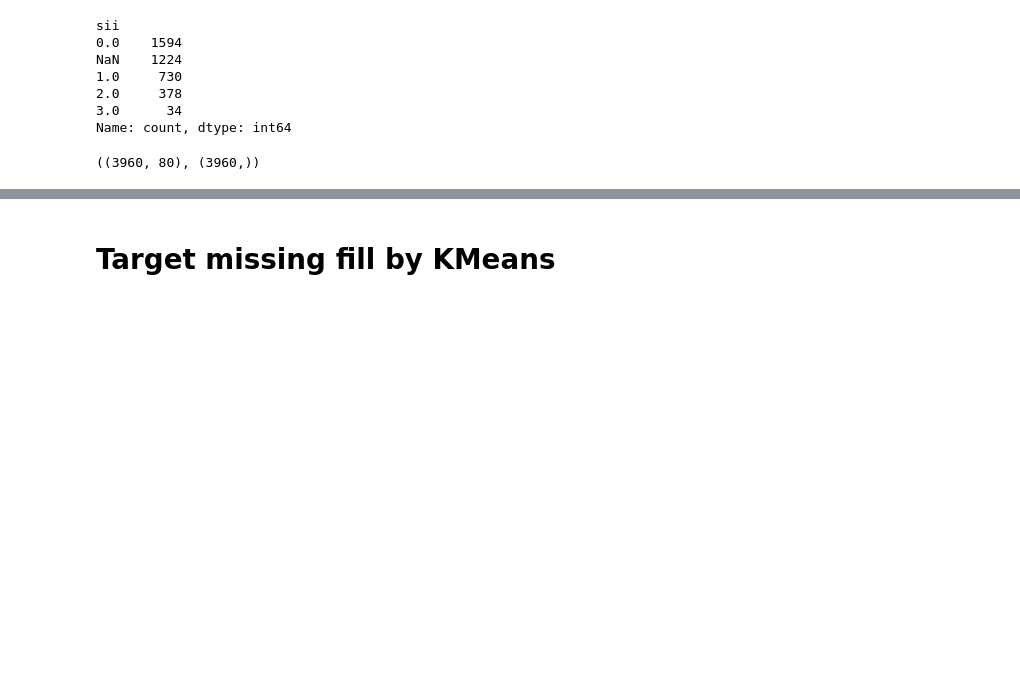
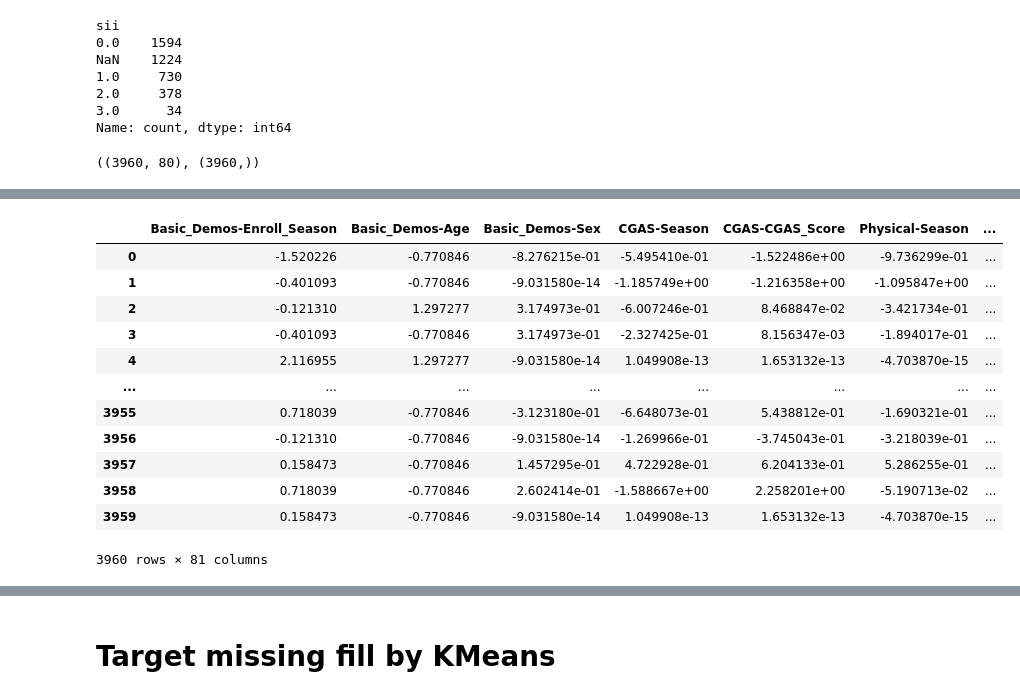
Before and after one commit to lusm554/kaggle_competitions, a Jupyter notebook: problematic-internet-use/fill_missing_target.ipynb, the cells around one changed output, grey strips where cells are left out. Drawn from its saved outputs; the diff is of its cells as text; code cells hidden in the pictures; blank space fills up the shorter version.

```diff
--- a/problematic-internet-use/fill_missing_target.ipynb
+++ b/problematic-internet-use/fill_missing_target.ipynb
@@ -61,0 +64,20 @@ num_cols = X.select_dtypes(include='number').columns.tolist()
+# %%
+numeric_transormer = Pipeline(steps=[
+    ('imputer', SimpleImputer(strategy='mean')),
+    # ('imputer', SimpleImputer(strategy='constant', fill_value=-999)),
+])
+category_transormer = Pipeline(steps=[
+    ('imputer', SimpleImputer(strategy='most_frequent')),
+    # ('imputer', SimpleImputer(strategy='constant', fill_value='missing')),
+    ('encoder', OrdinalEncoder()),
+])
+cols_transformer = ColumnTransformer(transformers=[
+    ('numeric', numeric_transormer, num_cols),
+    ('category', category_transormer, cat_cols),
+])
+preproc_df_pipe = Pipeline(steps=[
+    ('cols_transformer', cols_transformer),
+    ('scaler', StandardScaler()),
+    # ('nomralize', Normalizer(norm='l2')),
+])
+preproc_df_pipe
@@ -61,0 +102,21 @@ num_cols = X.select_dtypes(include='number').columns.tolist()
+# %%
+preproc_X = preproc_df_pipe.fit_transform(X)
+preproc_X = pd.DataFrame(preproc_X, columns=X.columns)
+preproc_X['sii'] = y
+preproc_X = pd.DataFrame(KNNImputer(n_neighbors=2).fit_transform(preproc_X), columns=preproc_X.columns)
+preproc_X['sii'] = preproc_X['sii'].round()
+preproc_X
+# %% [output]
+|  | Basic_Demos-Enroll_Season | Basic_Demos-Age | Basic_Demos-Sex | CGAS-Season | CGAS-CGAS_Score | Physical-Season | ... |
+| 0 | -1.520226 | -0.770846 | -8.276215e-01 | -5.495410e-01 | -1.522486e+00 | -9.736299e-01 | ... |
+| 1 | -0.401093 | -0.770846 | -9.031580e-14 | -1.185749e+00 | -1.216358e+00 | -1.095847e+00 | ... |
+| 2 | -0.121310 | 1.297277 | 3.174973e-01 | -6.007246e-01 | 8.468847e-02 | -3.421734e-01 | ... |
+| 3 | -0.401093 | -0.770846 | 3.174973e-01 | -2.327425e-01 | 8.156347e-03 | -1.894017e-01 | ... |
+| 4 | 2.116955 | 1.297277 | -9.031580e-14 | 1.049908e-13 | 1.653132e-13 | -4.703870e-15 | ... |
+| ... | ... | ... | ... | ... | ... | ... | ... |
+| 3955 | 0.718039 | -0.770846 | -3.123180e-01 | -6.648073e-01 | 5.438812e-01 | -1.690321e-01 | ... |
+| 3956 | -0.121310 | -0.770846 | -9.031580e-14 | -1.269966e-01 | -3.745043e-01 | -3.218039e-01 | ... |
+| 3957 | 0.158473 | -0.770846 | 1.457295e-01 | 4.722928e-01 | 6.204133e-01 | 5.286255e-01 | ... |
+| 3958 | 0.718039 | -0.770846 | 2.602414e-01 | -1.588667e+00 | 2.258201e+00 | -5.190713e-02 | ... |
+| 3959 | 0.158473 | -0.770846 | -9.031580e-14 | 1.049908e-13 | 1.653132e-13 | -4.703870e-15 | ... |
+3960 rows × 81 columns
```
Also changed, not shown: parts of 5 cells of this notebook.
